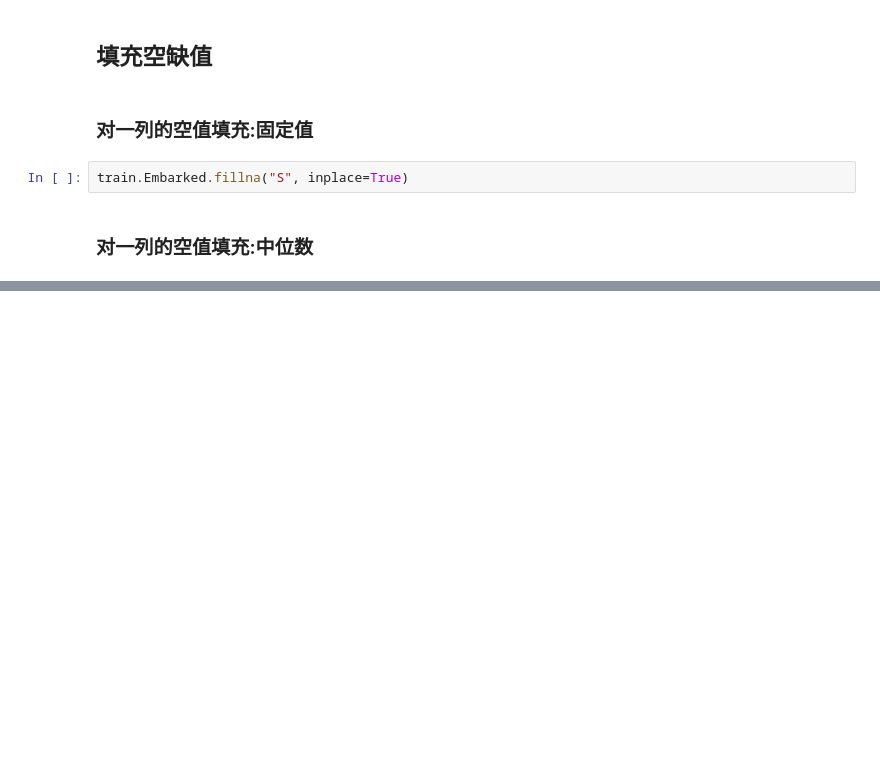
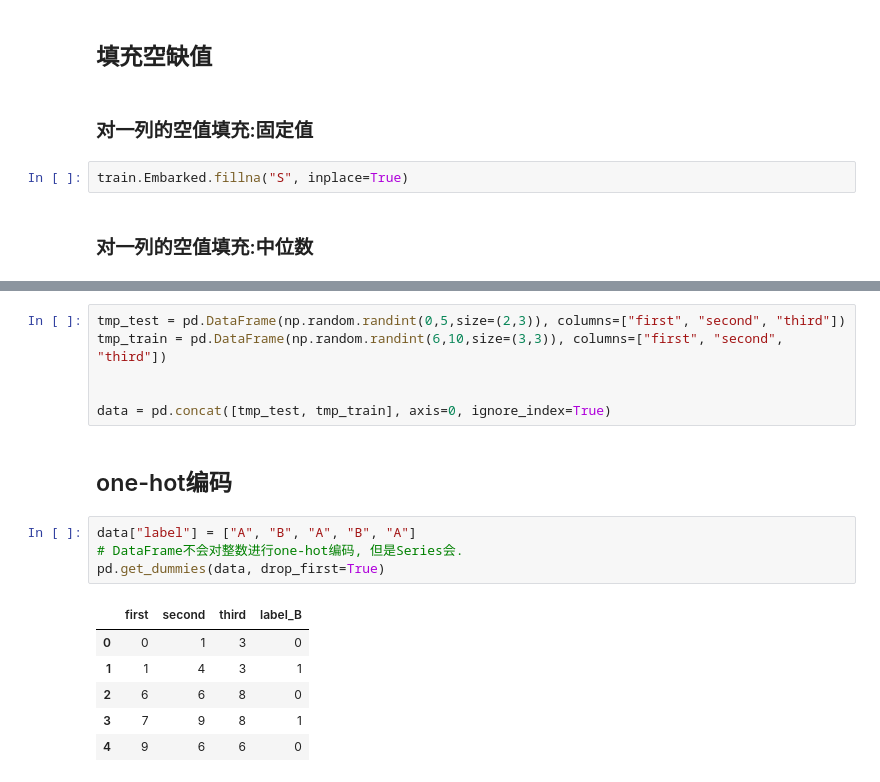
Before and after one commit to hotdog5225/learning, a Jupyter notebook: ml/pandas/execise.ipynb, the cells around one changed output, grey strips where cells are left out. Saved outputs shown, nothing was run; the diff lists cells and outputs as text; blank space fills up the shorter version.

```diff
--- a/ml/pandas/execise.ipynb
+++ b/ml/pandas/execise.ipynb
@@ -115,0 +192,19 @@ dtype: int64
+# %%
+tmp_test = pd.DataFrame(np.random.randint(0,5,size=(2,3)), columns=["first", "second", "third"])
+tmp_train = pd.DataFrame(np.random.randint(6,10,size=(3,3)), columns=["first", "second", "third"])
+
+
+data = pd.concat([tmp_test, tmp_train], axis=0, ignore_index=True)
+# %% [markdown]
+## one-hot编码
+# %%
+data["label"] = ["A", "B", "A", "B", "A"]
+# DataFrame不会对整数进行one-hot编码, 但是Series会.
+pd.get_dummies(data, drop_first=True)
+# %% [output]
+|  | first | second | third | label_B |
+| 0 | 0 | 1 | 3 | 0 |
+| 1 | 1 | 4 | 3 | 1 |
+| 2 | 6 | 6 | 8 | 0 |
+| 3 | 7 | 9 | 8 | 1 |
+| 4 | 9 | 6 | 6 | 0 |
```
Also changed, not shown: parts of 10 cells of this notebook, 2 other files.
